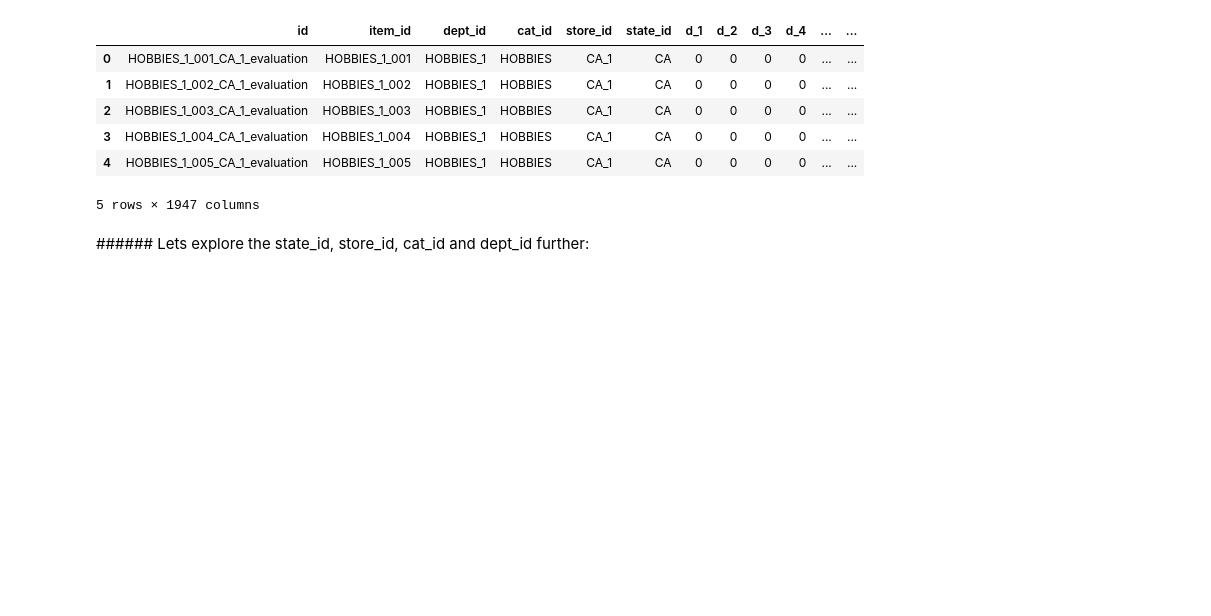
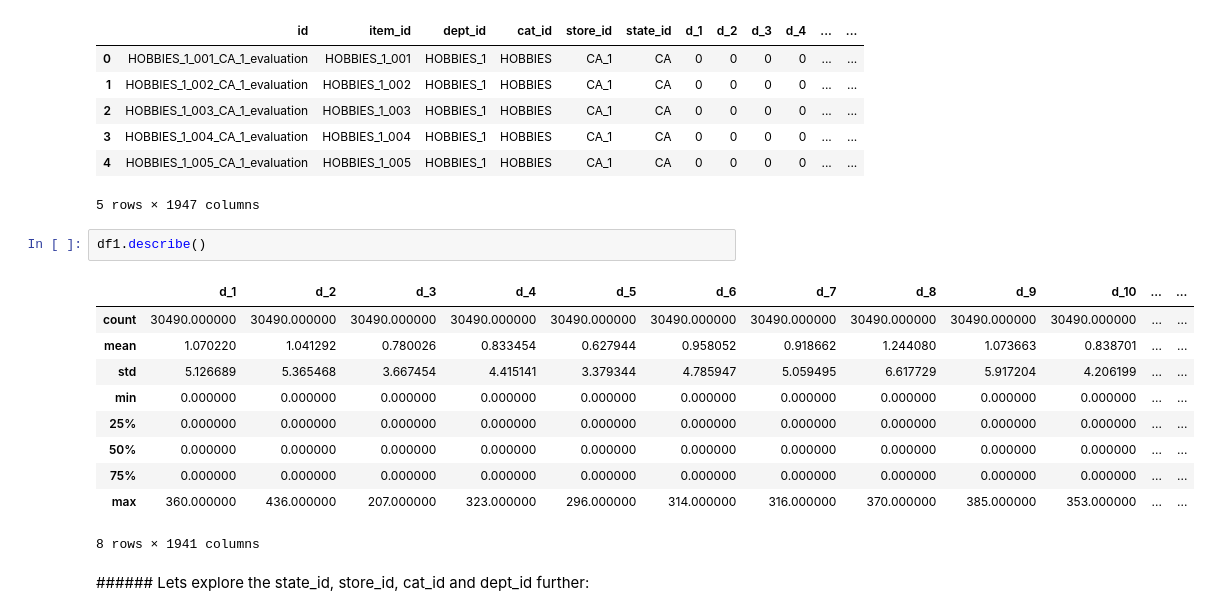
Before and after one commit to sithankanna/hts-forecast, a Jupyter notebook: notebooks/001-EK-EDA.ipynb, the cells around one changed output. Drawn from its saved outputs; the diff is of its cells as text; blank space fills up the shorter version.

```diff
--- a/notebooks/001-EK-EDA.ipynb
+++ b/notebooks/001-EK-EDA.ipynb
@@ -22,6 +22,19 @@ df1.head()
 | 3 | HOBBIES_1_004_CA_1_evaluation | HOBBIES_1_004 | HOBBIES_1 | HOBBIES | CA_1 | CA | 0 | 0 | 0 | 0 | ... | ... |
 | 4 | HOBBIES_1_005_CA_1_evaluation | HOBBIES_1_005 | HOBBIES_1 | HOBBIES | CA_1 | CA | 0 | 0 | 0 | 0 | ... | ... |
 5 rows × 1947 columns
+# %%
+df1.describe()
+# %% [output]
+|  | d_1 | d_2 | d_3 | d_4 | d_5 | d_6 | d_7 | d_8 | d_9 | d_10 | ... | ... |
+| count | 30490.000000 | 30490.000000 | 30490.000000 | 30490.000000 | 30490.000000 | 30490.000000 | 30490.000000 | 30490.000000 | 30490.000000 | 30490.000000 | ... | ... |
+| mean | 1.070220 | 1.041292 | 0.780026 | 0.833454 | 0.627944 | 0.958052 | 0.918662 | 1.244080 | 1.073663 | 0.838701 | ... | ... |
+| std | 5.126689 | 5.365468 | 3.667454 | 4.415141 | 3.379344 | 4.785947 | 5.059495 | 6.617729 | 5.917204 | 4.206199 | ... | ... |
+| min | 0.000000 | 0.000000 | 0.000000 | 0.000000 | 0.000000 | 0.000000 | 0.000000 | 0.000000 | 0.000000 | 0.000000 | ... | ... |
+| 25% | 0.000000 | 0.000000 | 0.000000 | 0.000000 | 0.000000 | 0.000000 | 0.000000 | 0.000000 | 0.000000 | 0.000000 | ... | ... |
+| 50% | 0.000000 | 0.000000 | 0.000000 | 0.000000 | 0.000000 | 0.000000 | 0.000000 | 0.000000 | 0.000000 | 0.000000 | ... | ... |
+| 75% | 0.000000 | 0.000000 | 0.000000 | 0.000000 | 0.000000 | 0.000000 | 0.000000 | 0.000000 | 0.000000 | 0.000000 | ... | ... |
+| max | 360.000000 | 436.000000 | 207.000000 | 323.000000 | 296.000000 | 314.000000 | 316.000000 | 370.000000 | 385.000000 | 353.000000 | ... | ... |
+8 rows × 1941 columns
 # %% [markdown]
 ###### Lets explore the state_id, store_id, cat_id and dept_id further:
 # %%
```
Also changed, not shown: parts of 22 cells of this notebook.
